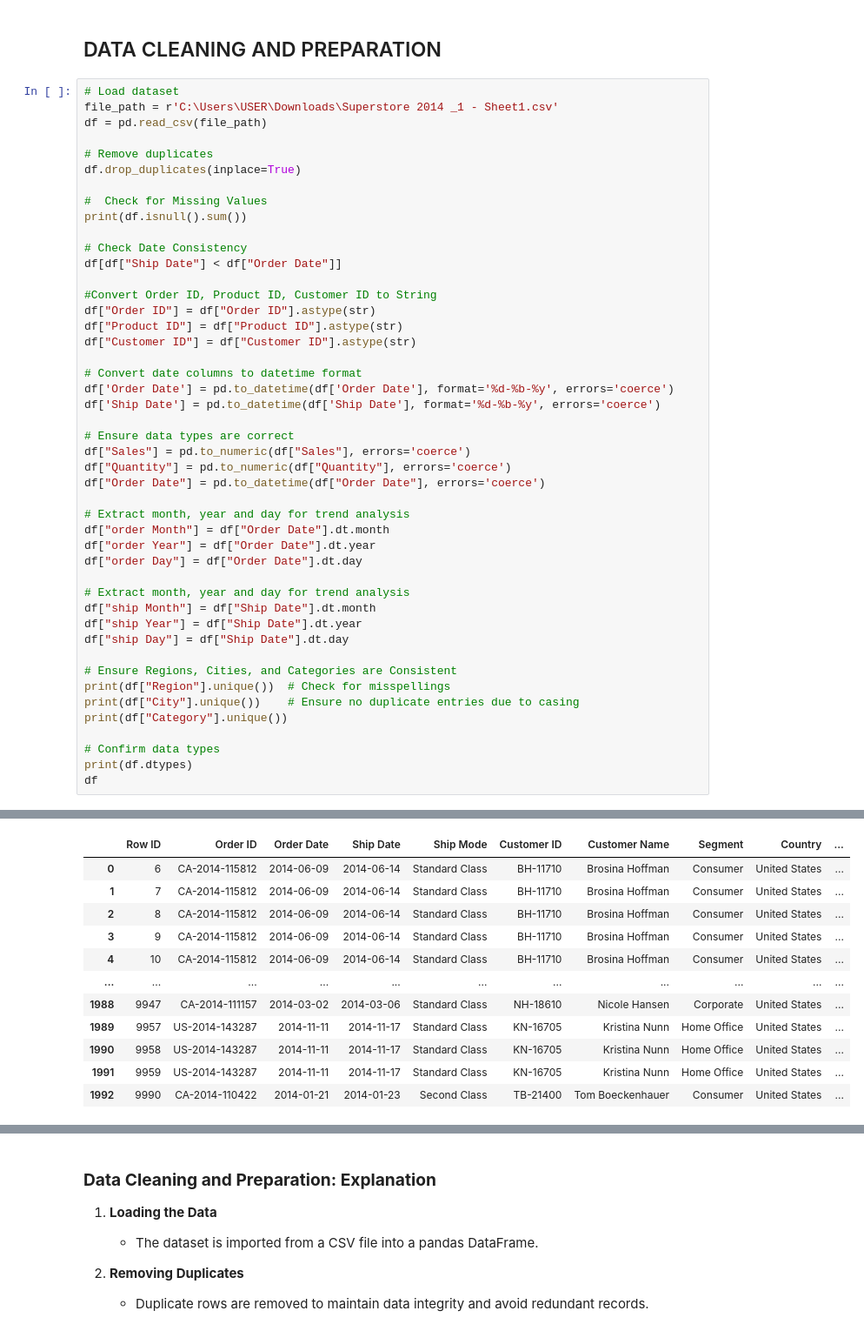
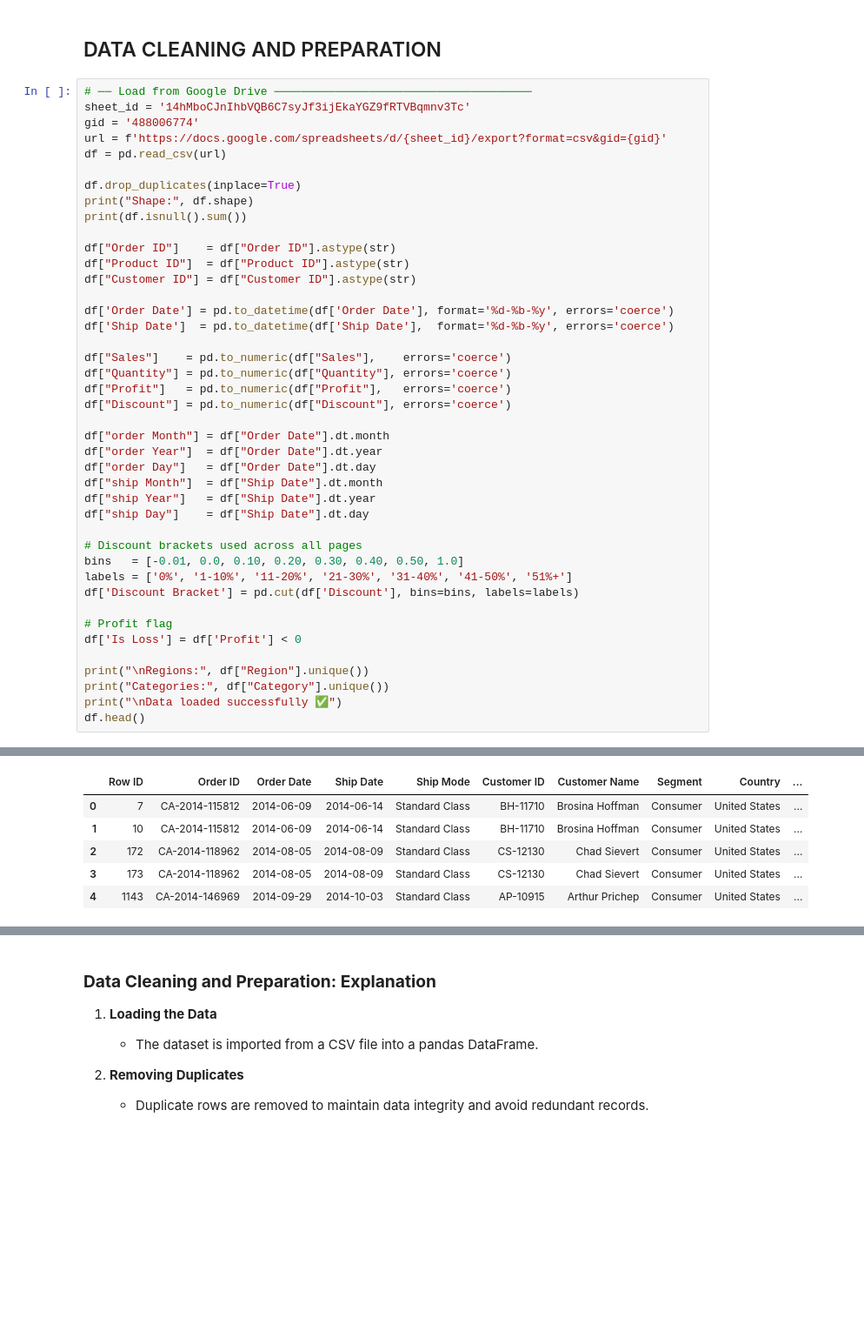
Before and after one commit to AishahTemitopeMustapha/SuperstoreDataset, a Jupyter notebook: Superstore Dataset/COMPREHENSIVE SUPERSTORE SALES ANALYSIS.ipynb, the cells around one changed output, grey strips where cells are left out. Shown at 87% size. Saved outputs shown, nothing was run; the diff lists cells and outputs as text; blank space fills up the shorter version.

```diff
--- a/Superstore Dataset/COMPREHENSIVE SUPERSTORE SALES ANALYSIS.ipynb
+++ b/Superstore Dataset/COMPREHENSIVE SUPERSTORE SALES ANALYSIS.ipynb
@@ -38,49 +45,45 @@ import seaborn as sns
 # %% [markdown]
 ## DATA CLEANING AND PREPARATION
 # %%
-# Load dataset
-file_path = r'C:\Users\USER\Downloads\Superstore 2014 _1 - Sheet1.csv'
-df = pd.read_csv(file_path)
+# ── Load from Google Drive ──────────────────────────────────────
+sheet_id = '14hMboCJnIhbVQB6C7syJf3ijEkaYGZ9fRTVBqmnv3Tc'
+gid = '488006774'
+url = f'https://docs.google.com/spreadsheets/d/{sheet_id}/export?format=csv&gid={gid}'
+df = pd.read_csv(url)
 
-# Remove duplicates
 df.drop_duplicates(inplace=True)
-
-#  Check for Missing Values
+print("Shape:", df.shape)
 print(df.isnull().sum())
 
-# Check Date Consistency
-df[df["Ship Date"] < df["Order Date"]]
-
-#Convert Order ID, Product ID, Customer ID to String
-df["Order ID"] = df["Order ID"].astype(str)
-df["Product ID"] = df["Product ID"].astype(str)
+df["Order ID"]    = df["Order ID"].astype(str)
+df["Product ID"]  = df["Product ID"].astype(str)
 df["Customer ID"] = df["Customer ID"].astype(str)
 
-# Convert date columns to datetime format
 df['Order Date'] = pd.to_datetime(df['Order Date'], format='%d-%b-%y', errors='coerce')
-df['Ship Date'] = pd.to_datetime(df['Ship Date'], format='%d-%b-%y', errors='coerce')
+df['Ship Date']  = pd.to_datetime(df['Ship Date'],  format='%d-%b-%y', errors='coerce')
 
-# Ensure data types are correct
-df["Sales"] = pd.to_numeric(df["Sales"], errors='coerce')
+df["Sales"]    = pd.to_numeric(df["Sales"],    errors='coerce')
 df["Quantity"] = pd.to_numeric(df["Quantity"], errors='coerce')
-df["Order Date"] = pd.to_datetime(df["Order Date"], errors='coerce')
+df["Profit"]   = pd.to_numeric(df["Profit"],   errors='coerce')
+df["Discount"] = pd.to_numeric(df["Discount"], errors='coerce')
 
-# Extract month, year and day for trend analysis
 df["order Month"] = df["Order Date"].dt.month
-df["order Year"] = df["Order Date"].dt.year
-df["order Day"] = df["Order Date"].dt.day
+df["order Year"]  = df["Order Date"].dt.year
+df["order Day"]   = df["Order Date"].dt.day
+df["ship Month"]  = df["Ship Date"].dt.month
+df["ship Year"]   = df["Ship Date"].dt.year
+df["ship Day"]    = df["Ship Date"].dt.day
 
-# Extract month, year and day for trend analysis
-df["ship Month"] = df["Ship Date"].dt.month
-df["ship Year"] = df["Ship Date"].dt.year
-df["ship Day"] = df["Ship Date"].dt.day
+# Discount brackets used across all pages
+bins   = [-0.01, 0.0, 0.10, 0.20, 0.30, 0.40, 0.50, 1.0]
+labels = ['0%', '1-10%', '11-20%', '21-30%', '31-40%', '41-50%', '51%+']
+df['Discount Bracket'] = pd.cut(df['Discount'], bins=bins, labels=labels)
 
-# Ensure Regions, Cities, and Categories are Consistent
-print(df["Region"].unique())  # Check for misspellings
-print(df["City"].unique())    # Ensure no duplicate entries due to casing
-print(df["Category"].unique())
+# Profit flag
+df['Is Loss'] = df['Profit'] < 0
 
-# Confirm data types
-print(df.dtypes)
-df
+print("\nRegions:", df["Region"].unique())
+print("Categories:", df["Category"].unique())
+print("\nData loaded successfully ✅")
+df.head()
 # %% [output]
@@ -104,12 +107,6 @@ dtype: object
 |  | Row ID | Order ID | Order Date | Ship Date | Ship Mode | Customer ID | Customer Name | Segment | Country | ... |
-| 0 | 6 | CA-2014-115812 | 2014-06-09 | 2014-06-14 | Standard Class | BH-11710 | Brosina Hoffman | Consumer | United States | ... |
-| 1 | 7 | CA-2014-115812 | 2014-06-09 | 2014-06-14 | Standard Class | BH-11710 | Brosina Hoffman | Consumer | United States | ... |
-| 2 | 8 | CA-2014-115812 | 2014-06-09 | 2014-06-14 | Standard Class | BH-11710 | Brosina Hoffman | Consumer | United States | ... |
-| 3 | 9 | CA-2014-115812 | 2014-06-09 | 2014-06-14 | Standard Class | BH-11710 | Brosina Hoffman | Consumer | United States | ... |
-| 4 | 10 | CA-2014-115812 | 2014-06-09 | 2014-06-14 | Standard Class | BH-11710 | Brosina Hoffman | Consumer | United States | ... |
-| ... | ... | ... | ... | ... | ... | ... | ... | ... | ... | ... |
-| 1988 | 9947 | CA-2014-111157 | 2014-03-02 | 2014-03-06 | Standard Class | NH-18610 | Nicole Hansen | Corporate | United States | ... |
-| 1989 | 9957 | US-2014-143287 | 2014-11-11 | 2014-11-17 | Standard Class | KN-16705 | Kristina Nunn | Home Office | United States | ... |
-| 1990 | 9958 | US-2014-143287 | 2014-11-11 | 2014-11-17 | Standard Class | KN-16705 | Kristina Nunn | Home Office | United States | ... |
-| 1991 | 9959 | US-2014-143287 | 2014-11-11 | 2014-11-17 | Standard Class | KN-16705 | Kristina Nunn | Home Office | United States | ... |
-| 1992 | 9990 | CA-2014-110422 | 2014-01-21 | 2014-01-23 | Second Class | TB-21400 | Tom Boeckenhauer | Consumer | United States | ... |
+| 0 | 7 | CA-2014-115812 | 2014-06-09 | 2014-06-14 | Standard Class | BH-11710 | Brosina Hoffman | Consumer | United States | ... |
+| 1 | 10 | CA-2014-115812 | 2014-06-09 | 2014-06-14 | Standard Class | BH-11710 | Brosina Hoffman | Consumer | United States | ... |
+| 2 | 172 | CA-2014-118962 | 2014-08-05 | 2014-08-09 | Standard Class | CS-12130 | Chad Sievert | Consumer | United States | ... |
+| 3 | 173 | CA-2014-118962 | 2014-08-05 | 2014-08-09 | Standard Class | CS-12130 | Chad Sievert | Consumer | United States | ... |
+| 4 | 1143 | CA-2014-146969 | 2014-09-29 | 2014-10-03 | Standard Class | AP-10915 | Arthur Prichep | Consumer | United States | ... |
```
Also changed, not shown: parts of 3 cells of this notebook.
